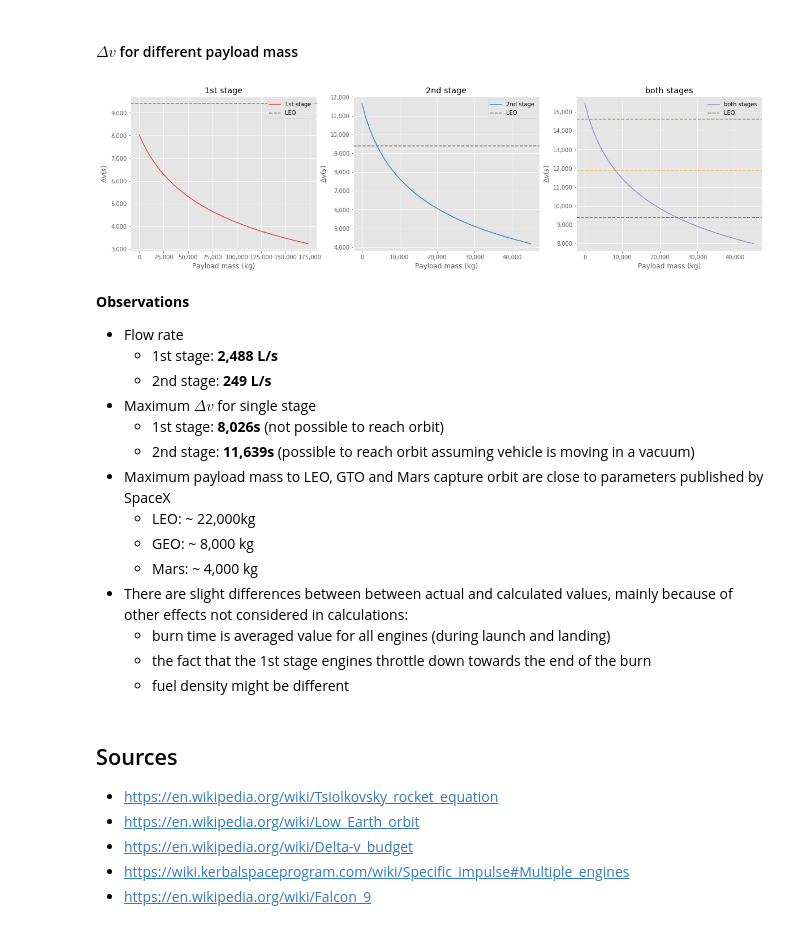
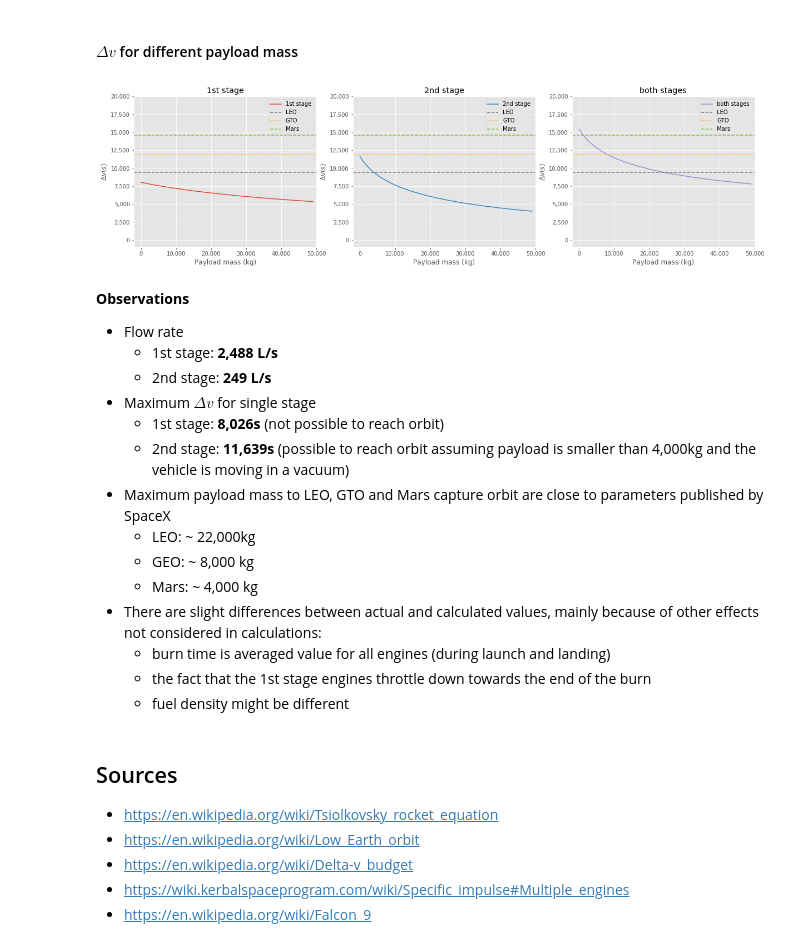
Before and after one commit to uhho/rocket_science, a Jupyter notebook: delta_v.ipynb, the cells around one changed output. Cells and saved outputs as stored; diff of their text form; code cells hidden in the pictures.

Commit message:
Standardize graphs

```diff
--- a/delta_v.ipynb
+++ b/delta_v.ipynb
@@ -252,9 +252,10 @@ delta_v_2nd_stage
 # %%
 minimum_two_stages_mass = dry_mass_base_1st_stage + dry_mass_base_2nd_stage + fuel_mass_2nd_stage
 maximum_payload_mass = 50000
-
+max_x = minimum_two_stages_mass + 25000
+max_x = maximum_payload_mass
 # maximum delta v for 1st stage
-dry_mass_1st_stage = np.arange(dry_mass_base_1st_stage, minimum_two_stages_mass + maximum_payload_mass, 1000)
+dry_mass_1st_stage = np.arange(dry_mass_base_1st_stage, dry_mass_base_1st_stage + max_x, 1000)
 wet_mass_1st_stage = dry_mass_1st_stage + fuel_mass_1st_stage
 dv_1st_stage = delta_v(isp_1st_stage, wet_mass_1st_stage, dry_mass_1st_stage)
 
@@ -262,38 +263,39 @@ dv_1st_stage = delta_v(isp_1st_stage, wet_mass_1st_stage, dry_mass_1st_stage)
 dv_1st_stage_with_2nd_stage = delta_v(isp_1st_stage, minimum_two_stages_mass + fuel_mass_1st_stage, minimum_two_stages_mass)
 
 # maximum delta v for 2nd stage (after separation)
-dry_mass_2nd_stage = np.arange(dry_mass_base_2nd_stage, maximum_payload_mass, 1000)
+dry_mass_2nd_stage = np.arange(dry_mass_base_2nd_stage, dry_mass_base_2nd_stage + max_x, 1000)
 wet_mass_2nd_stage = dry_mass_2nd_stage + fuel_mass_2nd_stage
 dv_2nd_stage = delta_v(isp_2nd_stage, wet_mass_2nd_stage, dry_mass_2nd_stage)
 # %%
 delta_v_LEO = 9400 # Low Earth Orbit
 delta_v_GTO = 11900 # Geostationary Transfer Orbit
 delta_v_Mars = 14600 # Mars capture orbit
 
 def draw_plot(ax, x, y, color, label):
     formatter = matplotlib.ticker.FuncFormatter(lambda x, p: '{:,}'.format(int(x)))
     ax.plot(x, y, color, label=label)
-    ax.axhline(delta_v_LEO, linestyle='--', color='gray', label='LEO')
     ax.set_title(label)
     ax.get_xaxis().set_major_formatter(formatter)
     ax.get_yaxis().set_major_formatter(formatter)
     ax.set_xlabel('Payload mass (kg)');
     ax.set_ylabel('$\Delta v (s)$');
+    ax.set_xlim(-2000, max_x)
+    ax.set_ylim(-1000, 20000)
+    ax.axhline(delta_v_LEO, linestyle='--', color='C3', label='LEO')
+    ax.axhline(delta_v_GTO, linestyle='--', color='C4', label='GTO')
+    ax.axhline(delta_v_Mars, linestyle='--', color='C5', label='Mars')
+
     ax.legend(loc='upper right');
 
 fig, ax = plt.subplots(1, 3, figsize=(20,5))
 
 draw_plot(ax[0], dry_mass_1st_stage - dry_mass_base_1st_stage, dv_1st_stage, 'C0', '1st stage')
 draw_plot(ax[1], dry_mass_2nd_stage - dry_mass_base_2nd_stage, dv_2nd_stage, 'C1', '2nd stage')
 draw_plot(ax[2], dry_mass_2nd_stage - dry_mass_base_2nd_stage, dv_1st_stage_with_2nd_stage + dv_2nd_stage, 'C2', 'both stages')
 
-ax[2].axhline(delta_v_LEO, linestyle='--', color='C3', label='LEO')
-ax[2].axhline(delta_v_GTO, linestyle='--', color='C4', label='GTO')
-ax[2].axhline(delta_v_Mars, linestyle='--', color='C5', label='Mars')
-
 plt.show();
 # %% [output]
-[figure, old version]
+[figure, new version]
 # %% [markdown]
 **Observations**
 
@@ -302,12 +304,12 @@ plt.show();
     - 2nd stage: **249 L/s**
 - Maximum $\Delta v$ for single stage
     - 1st stage: **8,026s** (not possible to reach orbit)
-    - 2nd stage: **11,639s** (possible to reach orbit assuming vehicle is moving in a vacuum)
+    - 2nd stage: **11,639s** (possible to reach orbit assuming payload is smaller than 4,000kg and the vehicle is moving in a vacuum)
 - Maximum payload mass to LEO, GTO and Mars capture orbit are close to parameters published by SpaceX
     - LEO: ~ 22,000kg
     - GEO: ~ 8,000 kg
     - Mars: ~ 4,000 kg
-- There are slight differences between between actual and calculated values, mainly because of other effects not considered in calculations:
+- There are slight differences between actual and calculated values, mainly because of other effects not considered in calculations:
     - burn time is averaged value for all engines (during launch and landing)
     - the fact that the 1st stage engines throttle down towards the end of the burn
     - fuel density might be different
```
